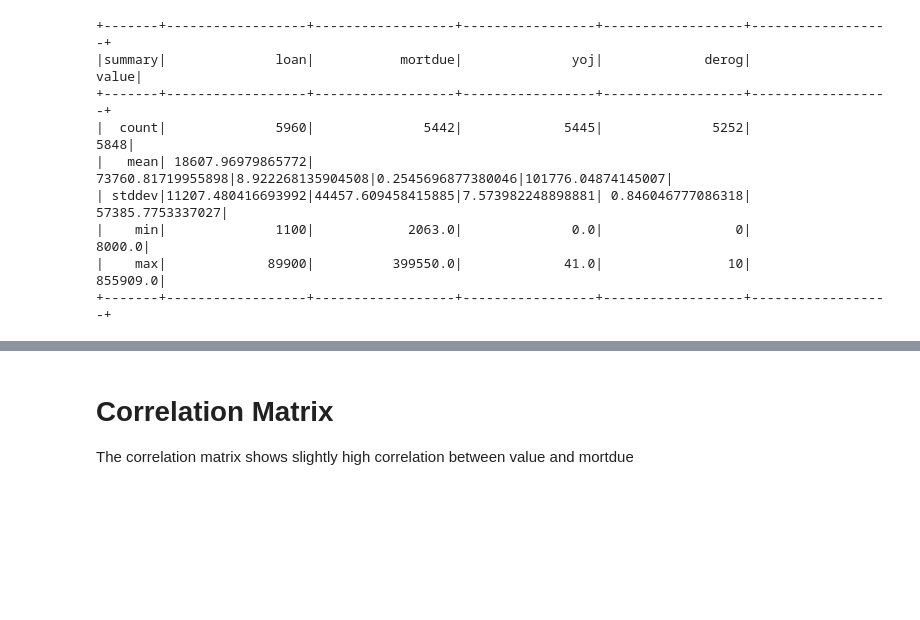
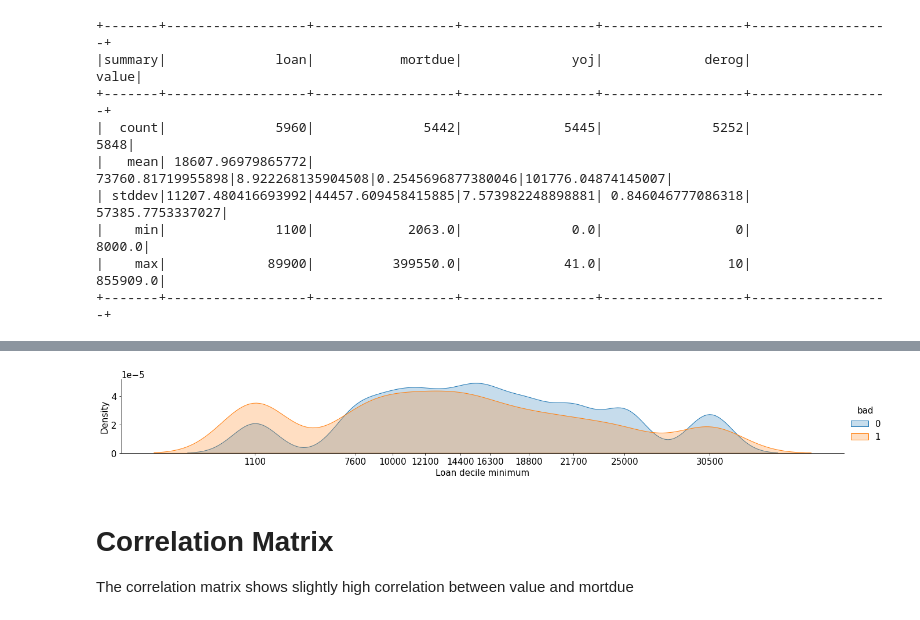
Before and after one commit to Owerre/Home-Equity-Loan, a Jupyter notebook: notebooks/01-eda.ipynb, the cells around one changed output, grey strips where cells are left out. Cells and saved outputs as stored; diff of their text form; code cells hidden in the pictures; blank space fills up the shorter version.

```diff
--- a/notebooks/01-eda.ipynb
+++ b/notebooks/01-eda.ipynb
@@ -164,3 +222,17 @@ df.select('loan', 'mortdue', 'yoj', 'derog', 'value').describe().show()
+# %%
+# Plot
+g = sns.FacetGrid(data = df3.toPandas().dropna(), hue = 'bad',aspect=6)
+(g.map(sns.kdeplot, 'min_cut_off', fill = True)\
+    .set_axis_labels("Loan decile minimum","Density")\
+        .add_legend()
+        )
+
+labels = list(df3.toPandas().min_cut_off.value_counts().index)
+plt.xticks(labels)
+# plt.savefig('../image/fig3.png')
+plt.show()
+# %% [output]
+[figure, added]
 # %%
 # Pandas dataframe
 pdf = df.toPandas()
```
Also changed, not shown: parts of 7 cells of this notebook.
